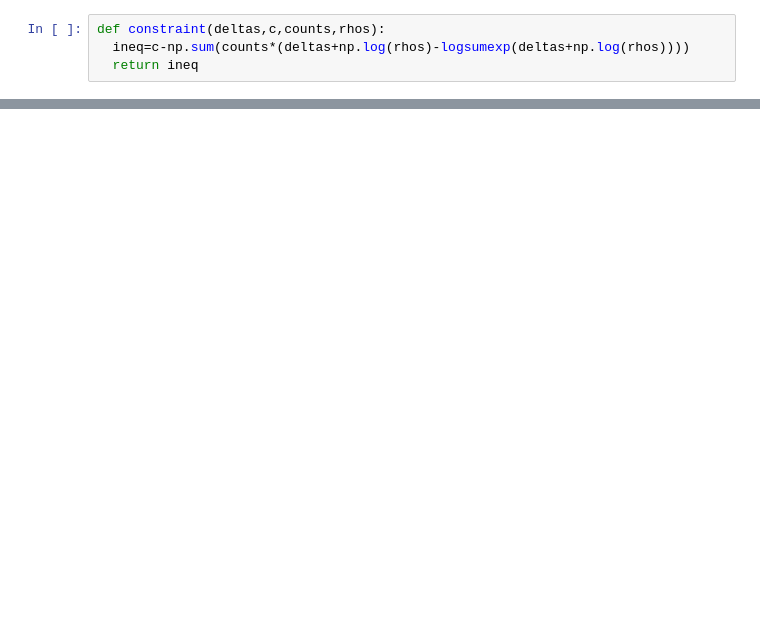
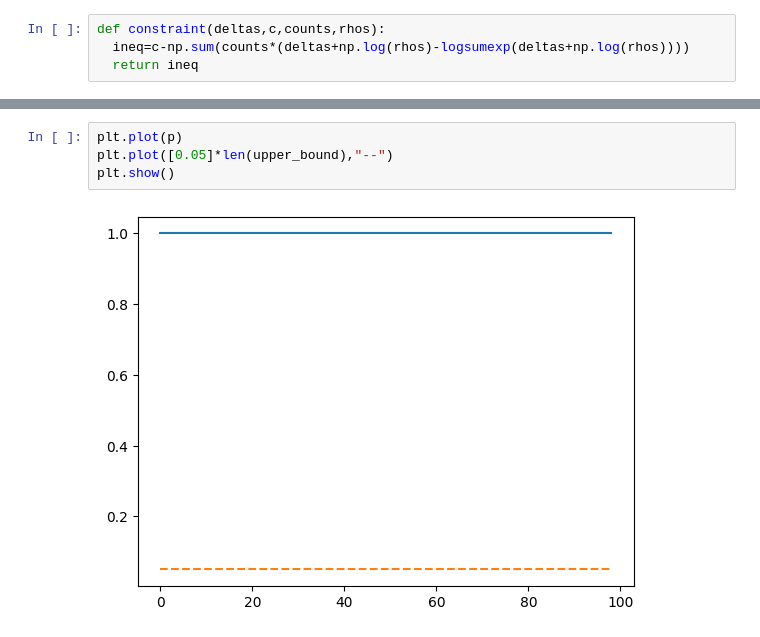
Before and after one commit to madanmohan-venkatesan/notebooks, a Jupyter notebook: 2011_03567.ipynb, the cells around one changed output, grey strips where cells are left out. Drawn from its saved outputs; the diff is of its cells as text; blank space fills up the shorter version.

```diff
--- a/2011_03567.ipynb
+++ b/2011_03567.ipynb
@@ -1310,0 +957,6 @@ print("Constraint value at optimal delta:", constraint(optimal_delta, counts, rh
+# %%
+plt.plot(p)
+plt.plot([0.05]*len(upper_bound),"--")
+plt.show()
+# %% [output]
+[figure, added]
```
Also changed, not shown: parts of 21 cells of this notebook.
